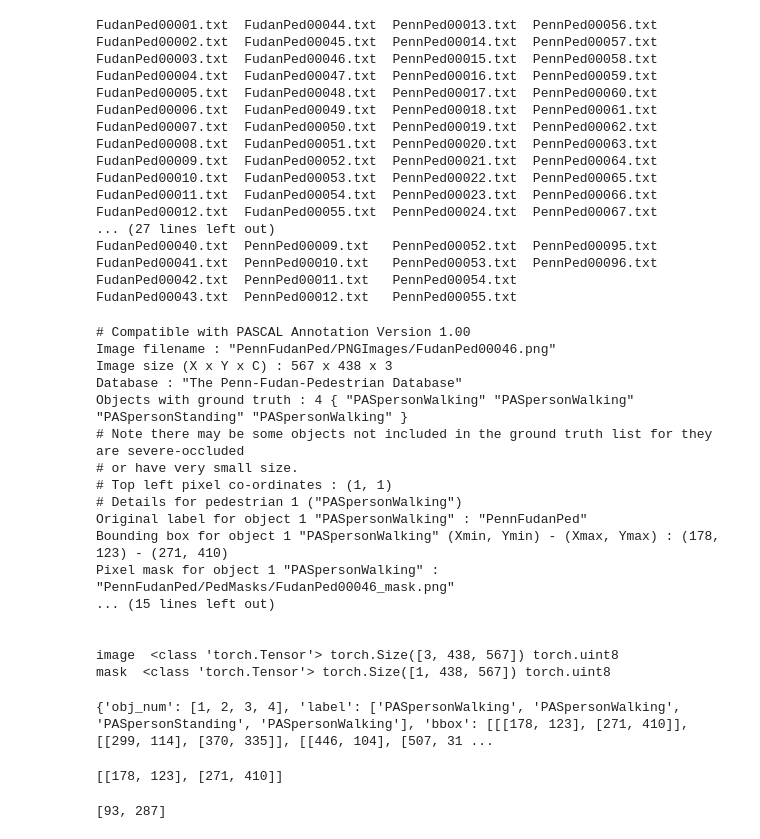
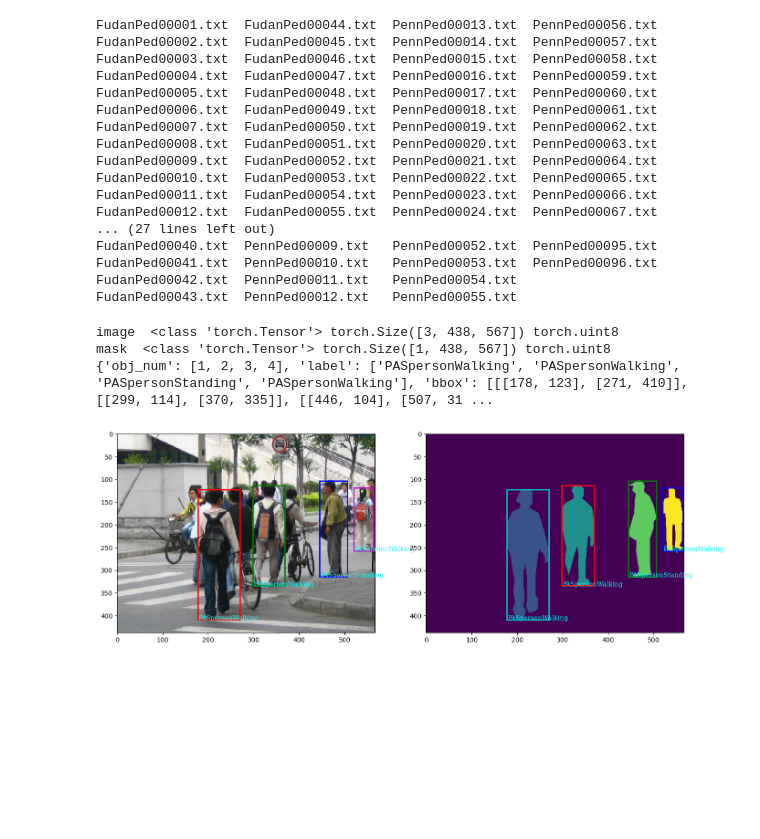
Before and after one commit to s-reaungamornrat/artificial_intelligence, a Jupyter notebook: torchvision_tutorial.ipynb, the cells around one changed output. Drawn from its saved outputs; the diff is of its cells as text; code cells hidden in the pictures; blank space fills up the shorter version.

```diff
--- a/torchvision_tutorial.ipynb
+++ b/torchvision_tutorial.ipynb
@@ -93,58 +166,17 @@ FudanPed00043.txt  PennPed00012.txt   PennPed00055.txt
 # %%
-import matplotlib.pyplot as plt
 from torchvision.io import read_image
 
-annotation_txt=None
-with open('data/PennFudanPed/Annotation/FudanPed00046.txt', 'r') as f:  annotation_txt=f.read().split('\n')
-print('\n'.join(annotation_txt))
 
 image=read_image('data/PennFudanPed/PNGImages/FudanPed00046.png') # CxHxW -> CxYxX
 mask=read_image('data/PennFudanPed/PedMasks/FudanPed00046_mask.png') # CxHxW -> CxYxX
 print('image ', type(image), image.shape, image.dtype)
 print('mask ', type(mask), mask.shape, mask.dtype)
+
+annotation=read_annotation('data/PennFudanPed/Annotation/FudanPed00046.txt')
+print(annotation)
+display_image_overlay(image=image, mask=mask, annotation=annotation)
 # %% [output]
-# Compatible with PASCAL Annotation Version 1.00
-Image filename : "PennFudanPed/PNGImages/FudanPed00046.png"
-Image size (X x Y x C) : 567 x 438 x 3
-Database : "The Penn-Fudan-Pedestrian Database"
-Objects with ground truth : 4 { "PASpersonWalking" "PASpersonWalking" "PASpersonStanding" "PASpersonWalking" }
-# Note there may be some objects not included in the ground truth list for they are severe-occluded
-# or have very small size.
-# Top left pixel co-ordinates : (1, 1)
-# Details for pedestrian 1 ("PASpersonWalking")
-Original label for object 1 "PASpersonWalking" : "PennFudanPed"
-Bounding box for object 1 "PASpersonWalking" (Xmin, Ymin) - (Xmax, Ymax) : (178, 123) - (271, 410)
-Pixel mask for object 1 "PASpersonWalking" : "PennFudanPed/PedMasks/FudanPed00046_mask.png"
-... (15 lines left out)
-
-
 image  <class 'torch.Tensor'> torch.Size([3, 438, 567]) torch.uint8
 mask  <class 'torch.Tensor'> torch.Size([1, 438, 567]) torch.uint8
+{'obj_num': [1, 2, 3, 4], 'label': ['PASpersonWalking', 'PASpersonWalking', 'PASpersonStanding', 'PASpersonWalking'], 'bbox': [[[178, 123], [271, 410]], [[299, 114], [370, 335]], [[446, 104], [507, 31 ...
+[figure, added]
-# %%
-import re
-import numpy as np
-import pandas as pd
-
-annotation={'obj_num':[], 'label':[], 'bbox':[] }
-for line in annotation_txt:
-  if re.findall("^Original label", line):
-    idx=np.nonzero([word.isnumeric() for word in line.split()])[0].item()
-    obj_n=int(line.split()[idx])
-    label=line.split()[idx+1].strip('"')
-  elif re.findall('^Bounding box', line):
-    bbox=[[int(x.strip(' ( ) ')) for x in term.split(',')] for term in line.split(':')[-1].split('-')]
-    annotation['obj_num'].append(obj_n)
-    annotation['label'].append(label)
-    annotation['bbox'].append(bbox)
-
-print(annotation)
-# %% [output]
-{'obj_num': [1, 2, 3, 4], 'label': ['PASpersonWalking', 'PASpersonWalking', 'PASpersonStanding', 'PASpersonWalking'], 'bbox': [[[178, 123], [271, 410]], [[299, 114], [370, 335]], [[446, 104], [507, 31 ...
-# %%
-for bbox in annotation['bbox']:
-  print(bbox)
-  break
-[e-s for e, s in zip(bbox[-1], bbox[0])]
-# %% [output]
-[[178, 123], [271, 410]]
-[93, 287]
```
Also changed, not shown: parts of 9 cells of this notebook.
